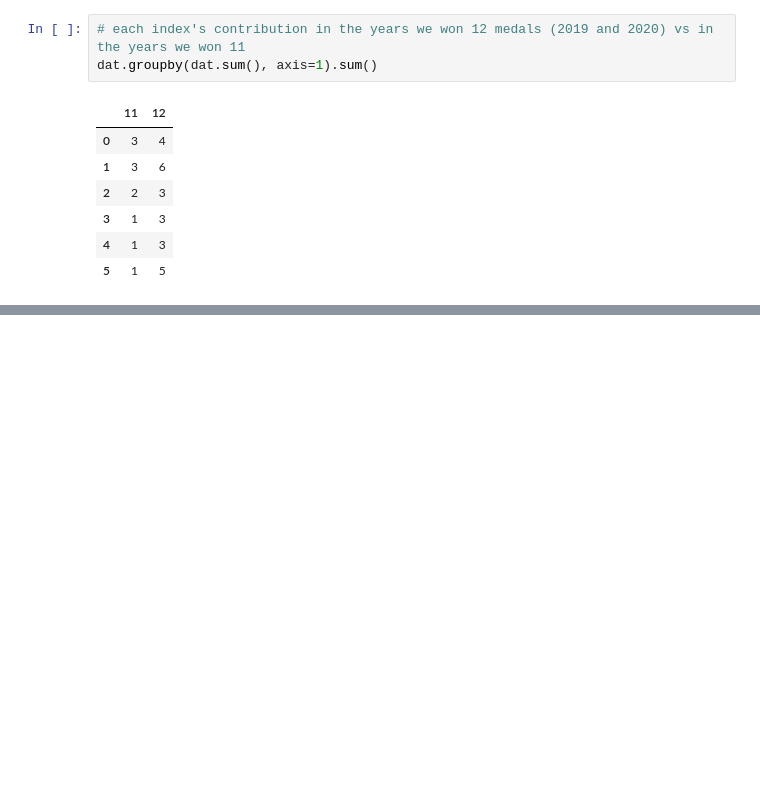
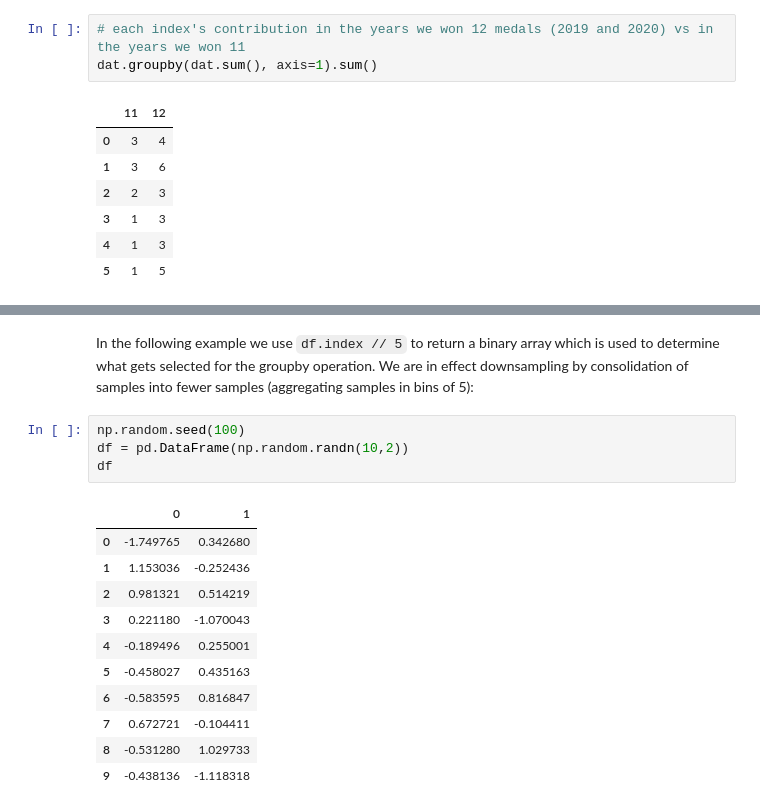
Before and after one commit to onlyphantom/WebAnalytics, a Jupyter notebook: panda_documentation.ipynb, the cells around one changed output, grey strips where cells are left out. Cells and saved outputs as stored; diff of their text form; blank space fills up the shorter version.

```diff
--- a/panda_documentation.ipynb
+++ b/panda_documentation.ipynb
@@ -662,0 +674,18 @@ dat.groupby(dat.sum(), axis=1).sum()
+# %% [markdown]
+In the following example we use `df.index // 5` to return a binary array which is used to determine what gets selected for the groupby operation. We are in effect downsampling by consolidation of samples into fewer samples (aggregating samples in bins of 5):
+# %%
+np.random.seed(100)
+df = pd.DataFrame(np.random.randn(10,2))
+df
+# %% [output]
+|  | 0 | 1 |
+| 0 | -1.749765 | 0.342680 |
+| 1 | 1.153036 | -0.252436 |
+| 2 | 0.981321 | 0.514219 |
+| 3 | 0.221180 | -1.070043 |
+| 4 | -0.189496 | 0.255001 |
+| 5 | -0.458027 | 0.435163 |
+| 6 | -0.583595 | 0.816847 |
+| 7 | 0.672721 | -0.104411 |
+| 8 | -0.531280 | 1.029733 |
+| 9 | -0.438136 | -1.118318 |
```
Also changed, not shown: parts of 11 cells of this notebook.
